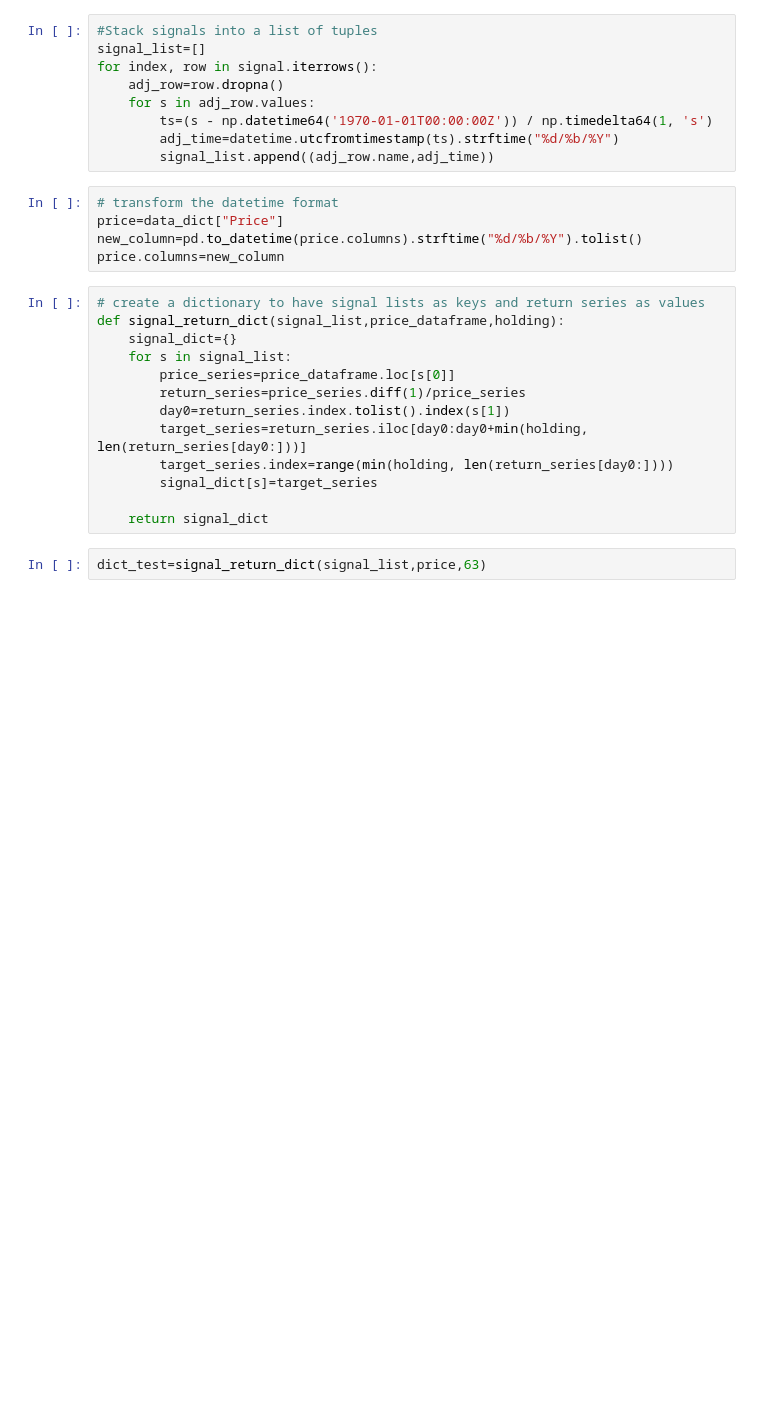
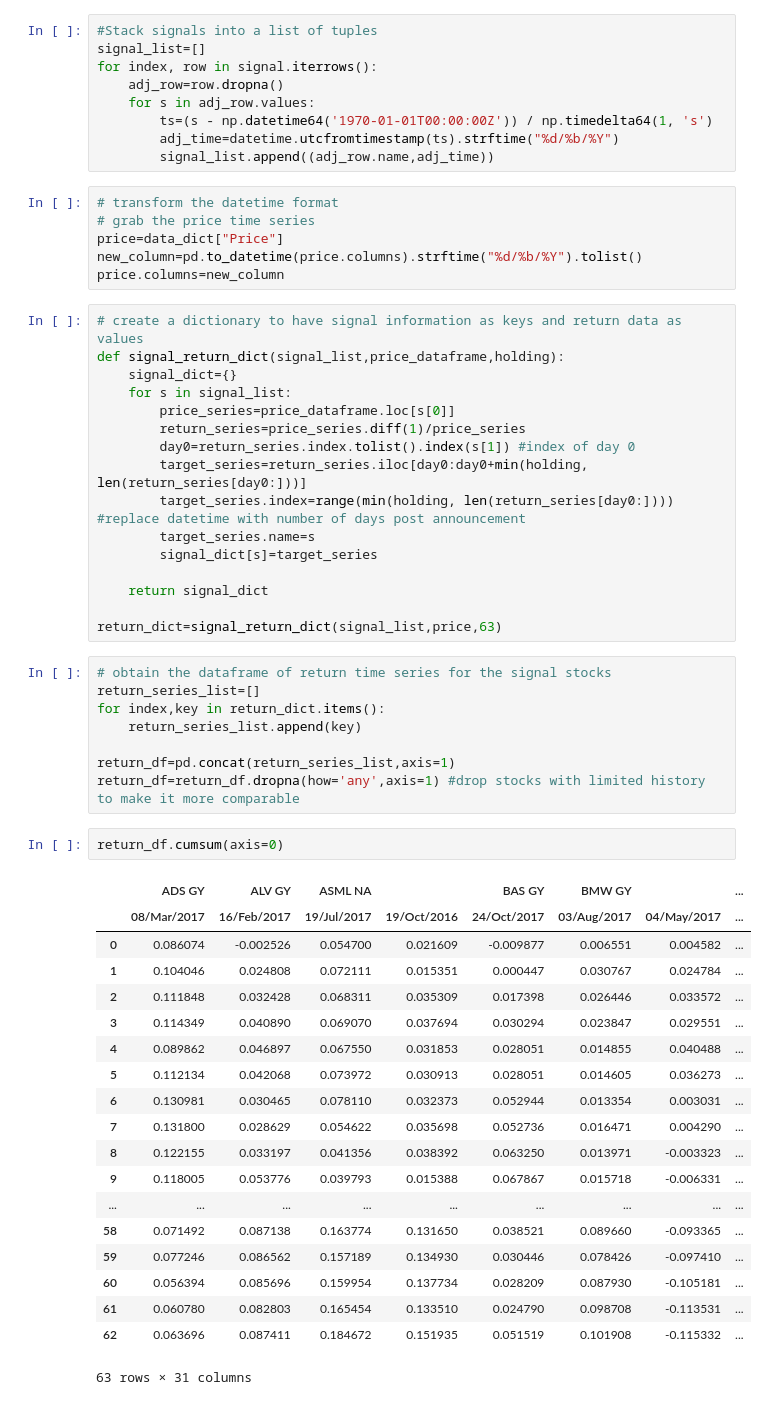
Before and after one commit to zliyclh/post_result, a Jupyter notebook: Starter code.ipynb, the cells around one changed output. Drawn from its saved outputs; the diff is of its cells as text; blank space fills up the shorter version.

Commit message:
obtain the final dataframe of the return data for the signals, so that we can start conducting performance analytics

```diff
--- a/Starter code.ipynb
+++ b/Starter code.ipynb
@@ -35,21 +35,53 @@ for index, row in signal.iterrows():
         signal_list.append((adj_row.name,adj_time))
 # %%
 # transform the datetime format
+# grab the price time series
 price=data_dict["Price"]
 new_column=pd.to_datetime(price.columns).strftime("%d/%b/%Y").tolist()
 price.columns=new_column
 # %%
-# create a dictionary to have signal lists as keys and return series as values
+# create a dictionary to have signal information as keys and return data as values
 def signal_return_dict(signal_list,price_dataframe,holding):
     signal_dict={}
     for s in signal_list:
         price_series=price_dataframe.loc[s[0]]
         return_series=price_series.diff(1)/price_series
-        day0=return_series.index.tolist().index(s[1])
+        day0=return_series.index.tolist().index(s[1]) #index of day 0
         target_series=return_series.iloc[day0:day0+min(holding, len(return_series[day0:]))]
-        target_series.index=range(min(holding, len(return_series[day0:])))
+        target_series.index=range(min(holding, len(return_series[day0:]))) #replace datetime with number of days post announcement
+        target_series.name=s
         signal_dict[s]=target_series
 
     return signal_dict
+
+return_dict=signal_return_dict(signal_list,price,63)
-# %%
-dict_test=signal_return_dict(signal_list,price,63)
+# %%
+# obtain the dataframe of return time series for the signal stocks
+return_series_list=[]
+for index,key in return_dict.items():
+    return_series_list.append(key)
+
+return_df=pd.concat(return_series_list,axis=1)
+return_df=return_df.dropna(how='any',axis=1) #drop stocks with limited history to make it more comparable
+# %%
+return_df.cumsum(axis=0)
+# %% [output]
+|  | ADS GY | ALV GY | ASML NA |  | BAS GY | BMW GY |  | ... |
+|  | 08/Mar/2017 | 16/Feb/2017 | 19/Jul/2017 | 19/Oct/2016 | 24/Oct/2017 | 03/Aug/2017 | 04/May/2017 | ... |
+| 0 | 0.086074 | -0.002526 | 0.054700 | 0.021609 | -0.009877 | 0.006551 | 0.004582 | ... |
+| 1 | 0.104046 | 0.024808 | 0.072111 | 0.015351 | 0.000447 | 0.030767 | 0.024784 | ... |
+| 2 | 0.111848 | 0.032428 | 0.068311 | 0.035309 | 0.017398 | 0.026446 | 0.033572 | ... |
+| 3 | 0.114349 | 0.040890 | 0.069070 | 0.037694 | 0.030294 | 0.023847 | 0.029551 | ... |
+| 4 | 0.089862 | 0.046897 | 0.067550 | 0.031853 | 0.028051 | 0.014855 | 0.040488 | ... |
+| 5 | 0.112134 | 0.042068 | 0.073972 | 0.030913 | 0.028051 | 0.014605 | 0.036273 | ... |
+| 6 | 0.130981 | 0.030465 | 0.078110 | 0.032373 | 0.052944 | 0.013354 | 0.003031 | ... |
+| 7 | 0.131800 | 0.028629 | 0.054622 | 0.035698 | 0.052736 | 0.016471 | 0.004290 | ... |
+| 8 | 0.122155 | 0.033197 | 0.041356 | 0.038392 | 0.063250 | 0.013971 | -0.003323 | ... |
+| 9 | 0.118005 | 0.053776 | 0.039793 | 0.015388 | 0.067867 | 0.015718 | -0.006331 | ... |
+| ... | ... | ... | ... | ... | ... | ... | ... | ... |
+| 58 | 0.071492 | 0.087138 | 0.163774 | 0.131650 | 0.038521 | 0.089660 | -0.093365 | ... |
+| 59 | 0.077246 | 0.086562 | 0.157189 | 0.134930 | 0.030446 | 0.078426 | -0.097410 | ... |
+| 60 | 0.056394 | 0.085696 | 0.159954 | 0.137734 | 0.028209 | 0.087930 | -0.105181 | ... |
+| 61 | 0.060780 | 0.082803 | 0.165454 | 0.133510 | 0.024790 | 0.098708 | -0.113531 | ... |
+| 62 | 0.063696 | 0.087411 | 0.184672 | 0.151935 | 0.051519 | 0.101908 | -0.115332 | ... |
+63 rows × 31 columns
```
Also changed, not shown: parts of 1 cell of this notebook.
